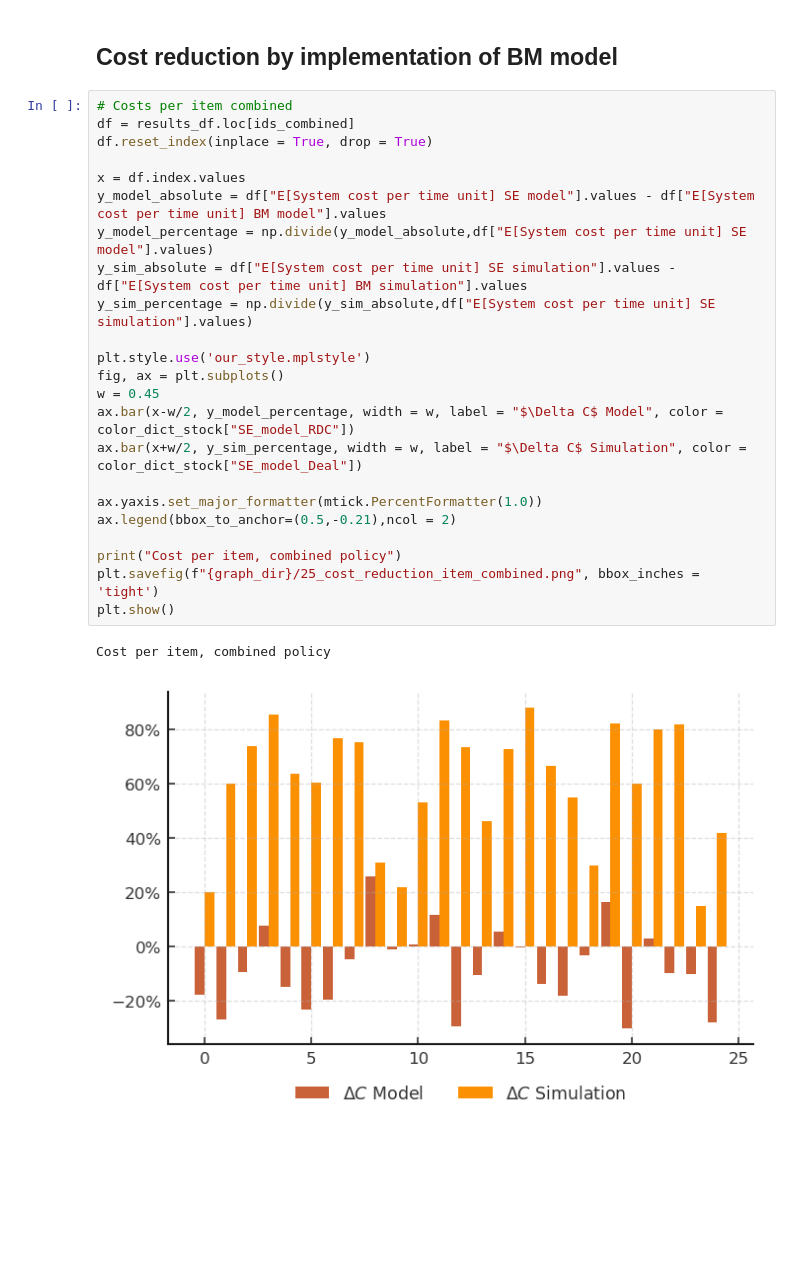
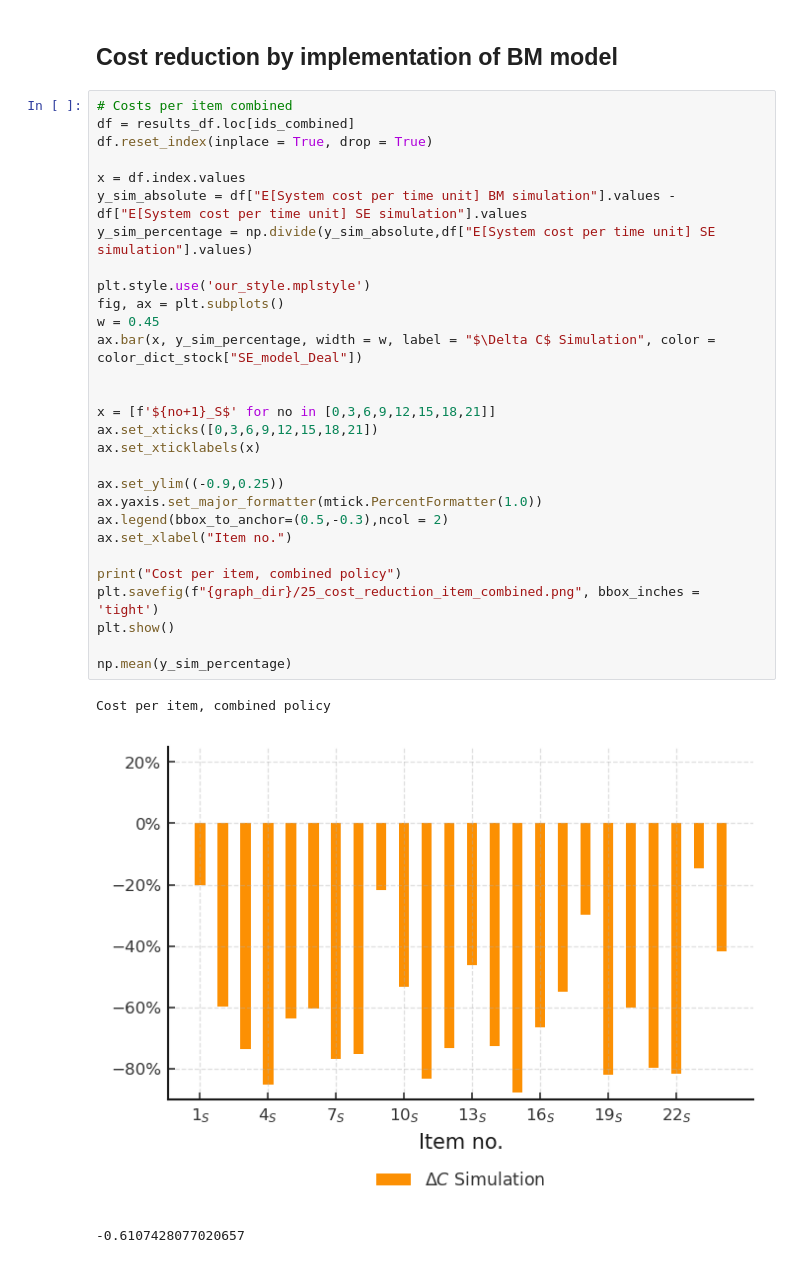
Before and after one commit to JBep/Master_thesis, a Jupyter notebook: Results/graphs_reorder_points.ipynb, the cells around one changed output. Saved outputs shown, nothing was run; the diff lists cells and outputs as text; blank space fills up the shorter version.

```diff
--- a/Results/graphs_reorder_points.ipynb
+++ b/Results/graphs_reorder_points.ipynb
@@ -1342,26 +1943,33 @@ Cost per item, regular policy
 # %%
 # Costs per item combined
 df = results_df.loc[ids_combined]
 df.reset_index(inplace = True, drop = True)
 
 x = df.index.values
-y_model_absolute = df["E[System cost per time unit] SE model"].values - df["E[System cost per time unit] BM model"].values
-y_model_percentage = np.divide(y_model_absolute,df["E[System cost per time unit] SE model"].values)
-y_sim_absolute = df["E[System cost per time unit] SE simulation"].values - df["E[System cost per time unit] BM simulation"].values
+y_sim_absolute = df["E[System cost per time unit] BM simulation"].values - df["E[System cost per time unit] SE simulation"].values
 y_sim_percentage = np.divide(y_sim_absolute,df["E[System cost per time unit] SE simulation"].values)
 
 plt.style.use('our_style.mplstyle')
 fig, ax = plt.subplots()
 w = 0.45
-ax.bar(x-w/2, y_model_percentage, width = w, label = "$\Delta C$ Model", color = color_dict_stock["SE_model_RDC"])
-ax.bar(x+w/2, y_sim_percentage, width = w, label = "$\Delta C$ Simulation", color = color_dict_stock["SE_model_Deal"])
+ax.bar(x, y_sim_percentage, width = w, label = "$\Delta C$ Simulation", color = color_dict_stock["SE_model_Deal"])
 
+
+x = [f'${no+1}_S$' for no in [0,3,6,9,12,15,18,21]]
+ax.set_xticks([0,3,6,9,12,15,18,21])
+ax.set_xticklabels(x)
+
+ax.set_ylim((-0.9,0.25))
 ax.yaxis.set_major_formatter(mtick.PercentFormatter(1.0))
-ax.legend(bbox_to_anchor=(0.5,-0.21),ncol = 2)
+ax.legend(bbox_to_anchor=(0.5,-0.3),ncol = 2)
+ax.set_xlabel("Item no.")
 
 print("Cost per item, combined policy")
 plt.savefig(f"{graph_dir}/25_cost_reduction_item_combined.png", bbox_inches = 'tight')
 plt.show()
+
+np.mean(y_sim_percentage)
 # %% [output]
 Cost per item, combined policy
-[figure, old version]
+[figure, new version]
+-0.6107428077020657
```
Also changed, not shown: parts of 54 cells of this notebook, 8 other files.
